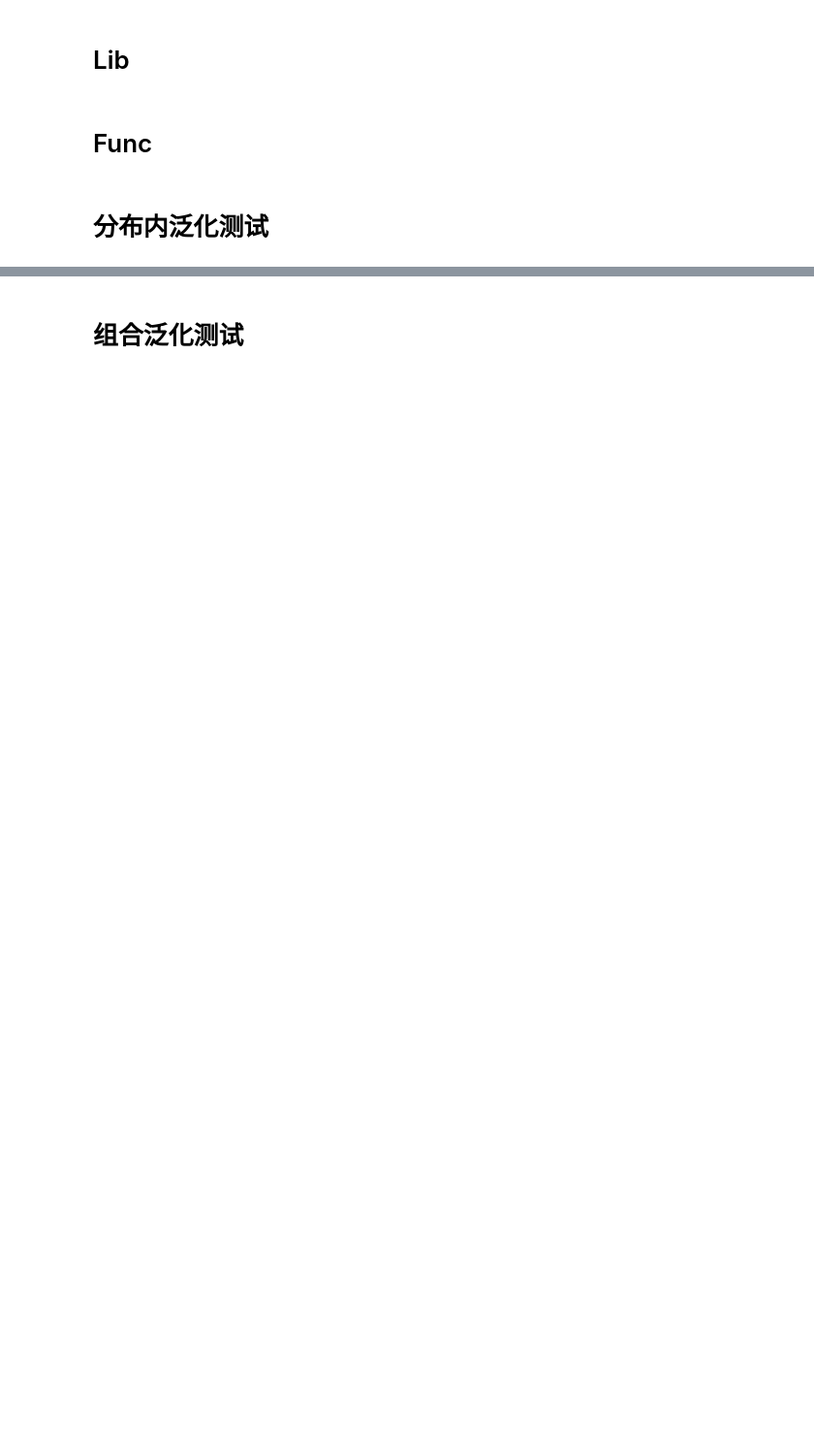
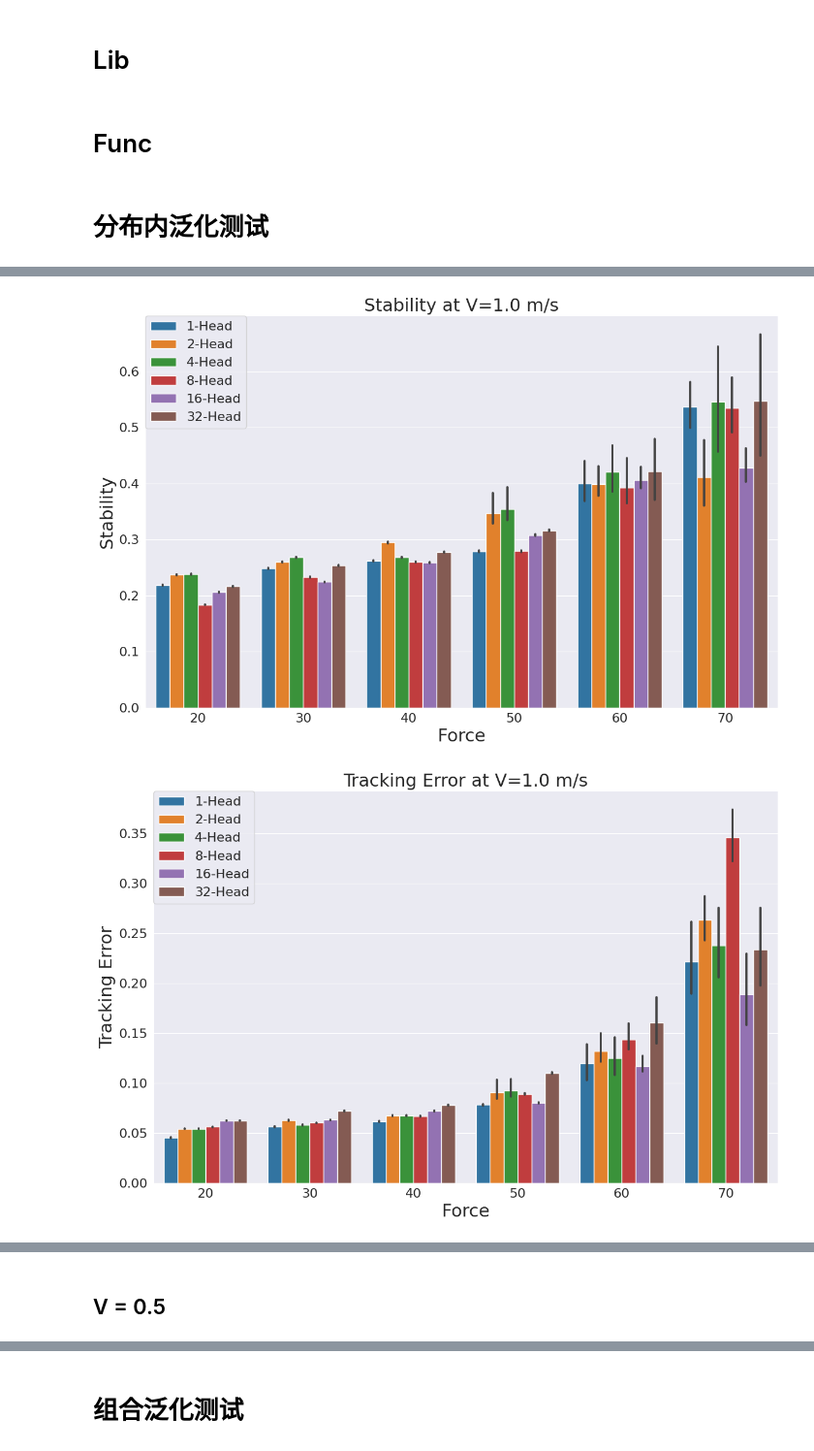
Before and after one commit to LucienJi/MetaRobotics, a Jupyter notebook: visualization.ipynb, the cells around one changed output, grey strips where cells are left out. Shown at 97% size. Saved outputs shown, nothing was run; the diff lists cells and outputs as text; code cells hidden in the pictures; blank space fills up the shorter version.

```diff
--- a/visualization.ipynb
+++ b/visualization.ipynb
@@ -97,7 +106,7 @@ def prepare_single_force_data(list_data_path:list , list_data_name: list, force_
 def plot_iid_test(df, y_name, x_name, hue_name, save_path, y_label, x_label, title, ylim=None, xlim=None,
                   remove_outliers = False,
                   plot_type = 'box',
-                  title_fontsize=22, label_fontsize=22, legend_fontsize=14, legend_location='upper right'):
+                  title_fontsize=22, label_fontsize=22, legend_fontsize=16, legend_location='upper left', save_name = 'Eval'):
     if remove_outliers:
         Q1 = df[y_name].quantile(0.25)
         Q3 = df[y_name].quantile(0.75)
@@ -114,15 +123,17 @@ def plot_iid_test(df, y_name, x_name, hue_name, save_path, y_label, x_label, tit
     ax.set_ylabel(y_label, fontsize=label_fontsize)
     ax.set_xlabel(x_label, fontsize=label_fontsize)
     ax.set_title(title, fontsize=title_fontsize)
-
+    ax.tick_params(axis='both', labelsize=legend_fontsize)
     if ylim is not None:
         ax.set_ylim(ylim)
     if xlim is not None:
         ax.set_xlim(xlim)
 
-    plt.legend(bbox_to_anchor=(1.15, 0.8), loc=legend_location, borderaxespad=0., fontsize=legend_fontsize)
+    # plt.legend(bbox_to_anchor=(1.15, 0.8), loc=legend_location, borderaxespad=0., fontsize=legend_fontsize)
+    plt.legend(loc=legend_location, borderaxespad=0., fontsize=legend_fontsize)
 
     plt.tight_layout()
     if save_path is not None:
+        save_path = os.path.join(save_path, save_name+'.pdf')
         plt.savefig(save_path, bbox_inches='tight')
     plt.show()
@@ -130,0 +142,12 @@ list_data_name = ['PPO','PPO1','RMA','RMA1']
+# %%
+list_data_name = ['1-Head','2-Head','4-Head','8-Head','16-Head','32-Head']
+force_values = [20, 30, 40, 50, 60, 70]
+dfs = []
+
+for force in force_values:
+    paths = parse_dir(f"logs/Eval/iid/ablation/{force}N")
+    df = prepare_single_force_data(paths, list_data_name, force_val=force)
+    dfs.append(df)
+
+df = pd.concat(dfs)
+print(df.describe())
@@ -130,0 +164,30 @@ list_data_name = ['PPO','PPO1','RMA','RMA1']
+# %%
+plot_iid_test(df, y_name='stability', x_name='force',
+              hue_name='name',
+              y_label='Stability',
+              x_label='Force', title=r'Stability at V=1.0 m/s',
+              remove_outliers=False,
+              plot_type='bar',
+              save_path= "data/eval/ablation",
+              save_name= 'ablation_stability_v10')
+
+plot_iid_test(df, y_name='tracking_error', x_name='force',
+              hue_name='name',
+              y_label='Tracking Error',
+              x_label='Force', title=r'Tracking Error at V=1.0 m/s',
+              remove_outliers=False,
+              plot_type='bar',
+              save_path= "data/eval/ablation",
+              save_name= 'ablation_tracking_error_v10')
+
+plot_iid_test(df, y_name='path_length', x_name='force',
+              hue_name='name',
+              y_label='TTF',
+              x_label='Force', title=r'TTF at V=1.0 m/s',
+              remove_outliers=False,
+              plot_type='bar',
+              save_path= "data/eval/ablation",
+              save_name= 'ablation_ttf_v10')
+# %% [output]
+[figure, added]
+[figure, added]
@@ -130,0 +195,2 @@ list_data_name = ['PPO','PPO1','RMA','RMA1']
+# %% [markdown]
+## V = 0.5
```
Also changed, not shown: parts of 32 cells of this notebook, 9 other files.
